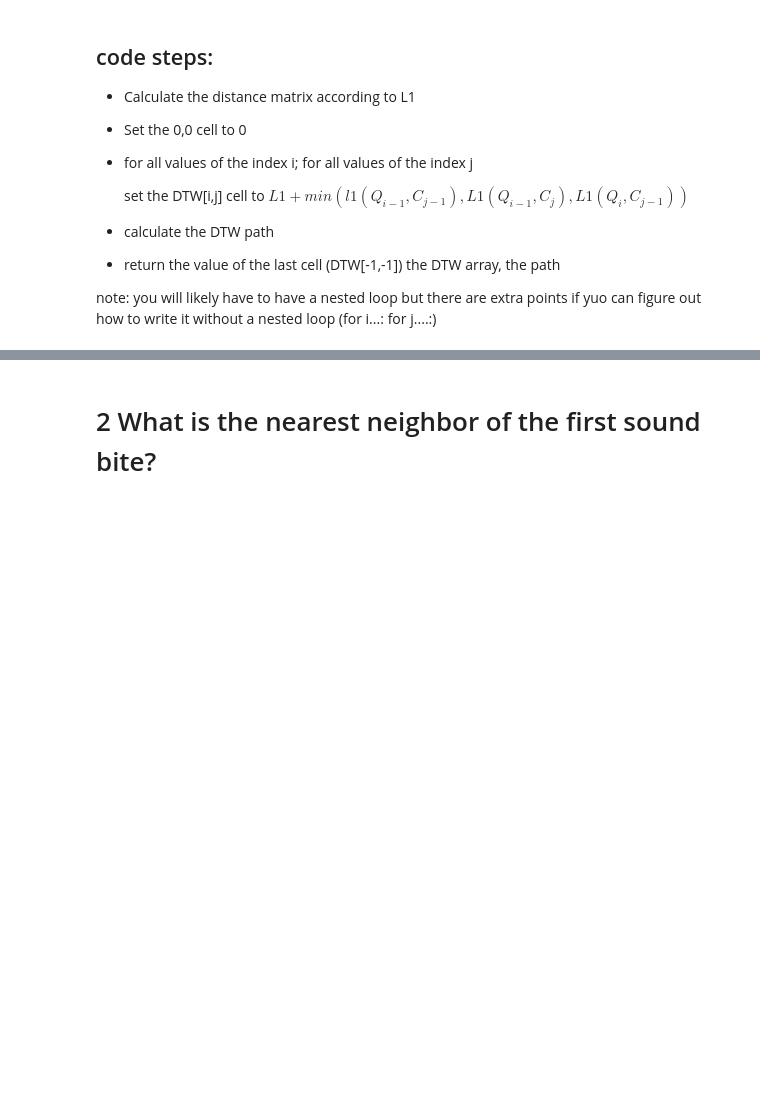
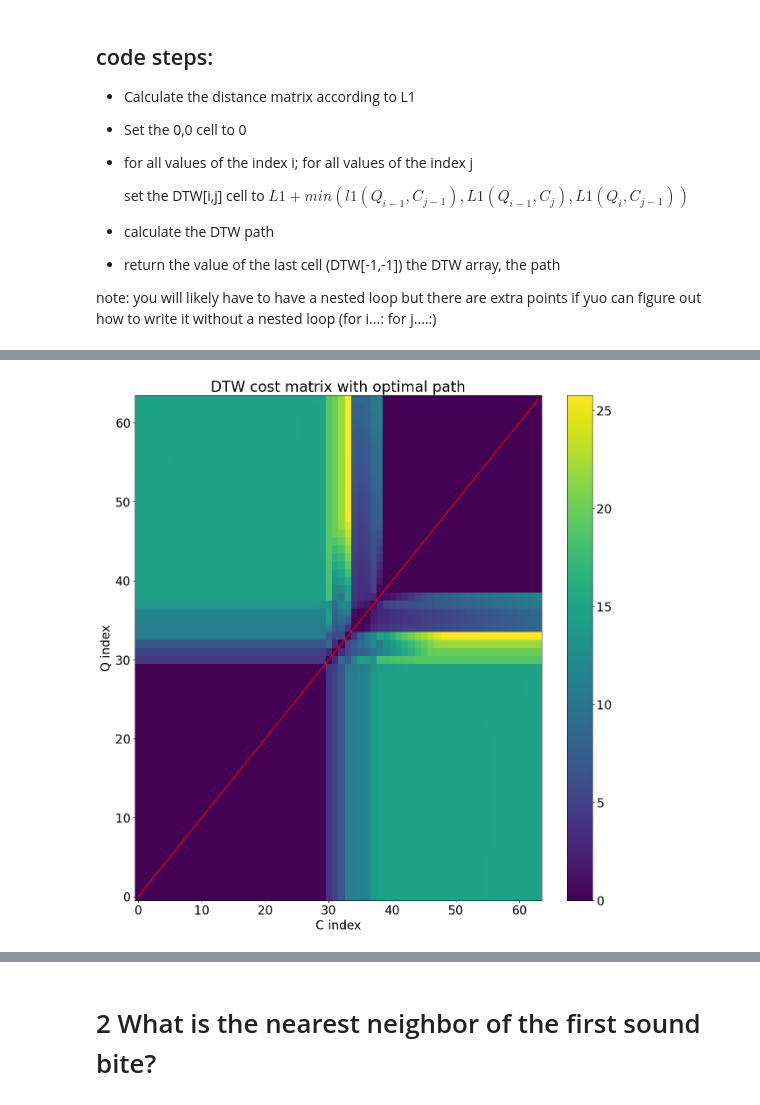
Before and after one commit to arn97/MLTSA25_ARoy, a Jupyter notebook: MLTSA_ARoy/HW6_ARoy.ipynb, the cells around one changed output, grey strips where cells are left out. Drawn from its saved outputs; the diff is of its cells as text; code cells hidden in the pictures; blank space fills up the shorter version.

```diff
--- a/MLTSA_ARoy/HW6_ARoy.ipynb
+++ b/MLTSA_ARoy/HW6_ARoy.ipynb
@@ -435,10 +455,3 @@ def path(DTWm):
 - return the value of the last cell (DTW[-1,-1])  the DTW array, the path
 
 note: you will likely have to have a nested loop but there are extra points if yuo can figure out how to write it without a nested loop (for i...: for j....:)
-# %%
-def dtw()......
-
-# DTW distance to itslef
-print("dtw distance: ", dtw(X[0][::restep], X[0][::restep], show=True)[0]);
-pl.figure(figsize(10,3))
-pl.plot(X[0][::restep]);
@@ -448,0 +458,74 @@ dtw distance:  0.0
+# %%
+def dtw(Q, C, show=False, getpath=True):
+    """
+    Compute the Dynamic Time Warping (DTW) distance between two 1D time series Q and C using the L1 norm.
+
+    Args:
+        Q (np.ndarray): Query time series of shape (T1,)
+        C (np.ndarray): Candidate time series of shape (T2,)
+        show (bool): If True, display the DTW matrix and alignment path as a heatmap.
+        getpath (bool): If True, compute and return the optimal warping path. If False, path is not computed.
+
+    Returns:
+        dtw_distance (float): Value of the final DTW alignment cost (DTW[-1, -1])
+        DTW (np.ndarray): Full DTW cost matrix of shape (T1, T2)
+        path (list of tuple) or None: Warping path from (0,0) to (T1-1, T2-1) if getpath=True, else None
+    """
+    T1, T2 = len(Q), len(C)
+    DTW = np.full((T1, T2), np.inf)
+    DTW[0, 0] = abs(Q[0] - C[0])
+
+    # Initialize first row and column
+    for i in range(1, T1):
+        DTW[i, 0] = abs(Q[i] - C[0]) + DTW[i - 1, 0]
+    for j in range(1, T2):
+        DTW[0, j] = abs(Q[0] - C[j]) + DTW[0, j - 1]
+
+    # Fill in the rest of the matrix
+    for i in range(1, T1):
+        for j in range(1, T2):
+            cost = abs(Q[i] - C[j])
+            DTW[i, j] = cost + np.min([DTW[i - 1, j - 1], DTW[i - 1, j], DTW[i, j - 1]])
+
+    path = None
+    if getpath:
+        # Backtrack to get the optimal path
+        i, j = T1 - 1, T2 - 1
+        path = [(i, j)]
+        while i > 0 or j > 0:
+            if i > 0 and j > 0:
+                steps = [DTW[i - 1, j - 1], DTW[i - 1, j], DTW[i, j - 1]]
+                argmin = np.argmin(steps)
+                if argmin == 0:
+                    i, j = i - 1, j - 1
+                elif argmin == 1:
+                    i -= 1
+                else:
+                    j -= 1
+            elif i > 0:
+                i -= 1
+            else:
+                j -= 1
+            path.append((i, j))
+        path = path[::-1]
+
+        if show:
+            # Show the DTW matrix and path
+            import matplotlib.pyplot as plt
+            plt.imshow(DTW, origin='lower', cmap='viridis', aspect='auto')
+            px, py = zip(*path)
+            plt.plot(py, px, color='r')
+            plt.title("DTW cost matrix with optimal path")
+            plt.xlabel("C index")
+            plt.ylabel("Q index")
+            plt.colorbar()
+            plt.show()
+
+    return DTW[-1, -1], DTW, path
+
+# DTW distance to itslef
+print("dtw distance: ", dtw(X[0][::restep], X[0][::restep], show=True)[0]);
+pl.figure(figsize(10,3))
+pl.plot(X[0][::restep]);
+# %% [output]
+[figure, added]
```
Also changed, not shown: parts of 31 cells of this notebook.
